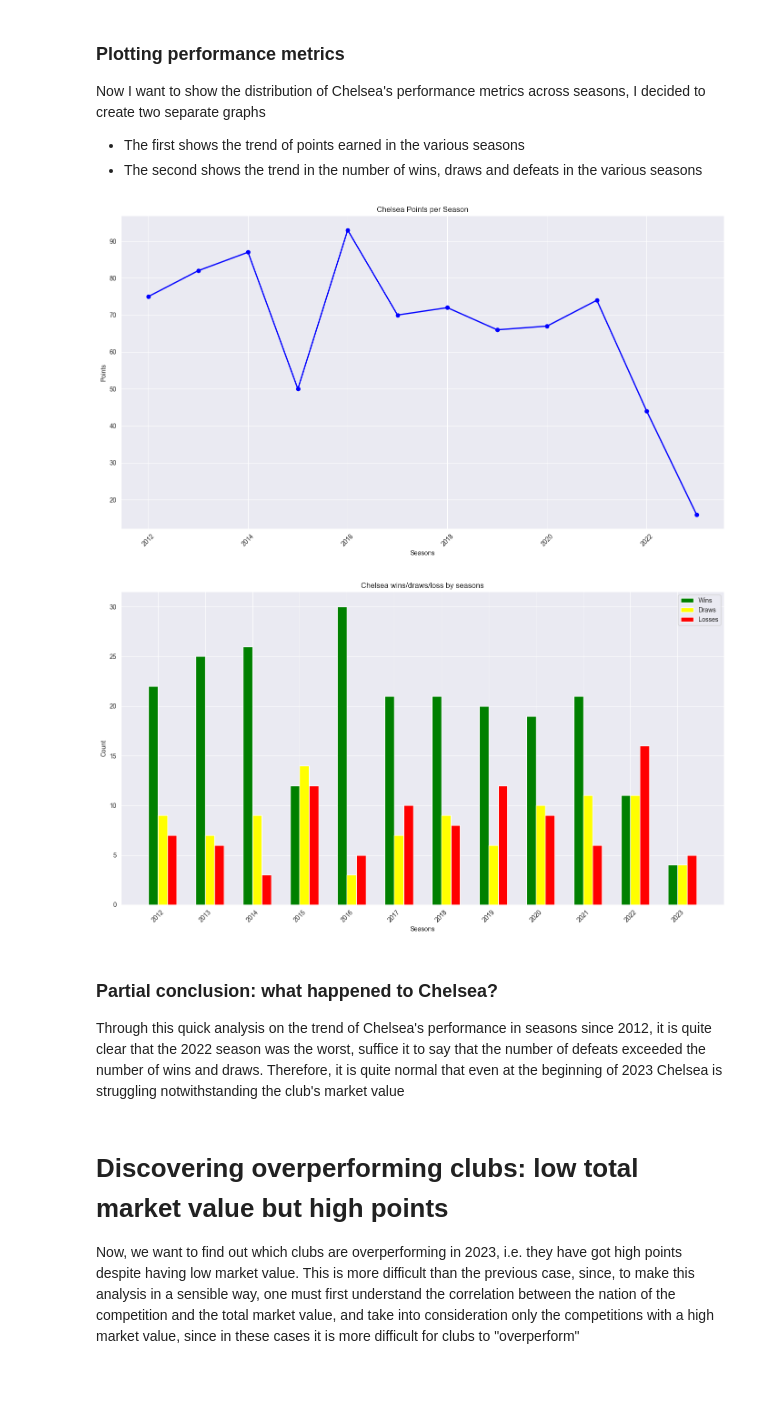
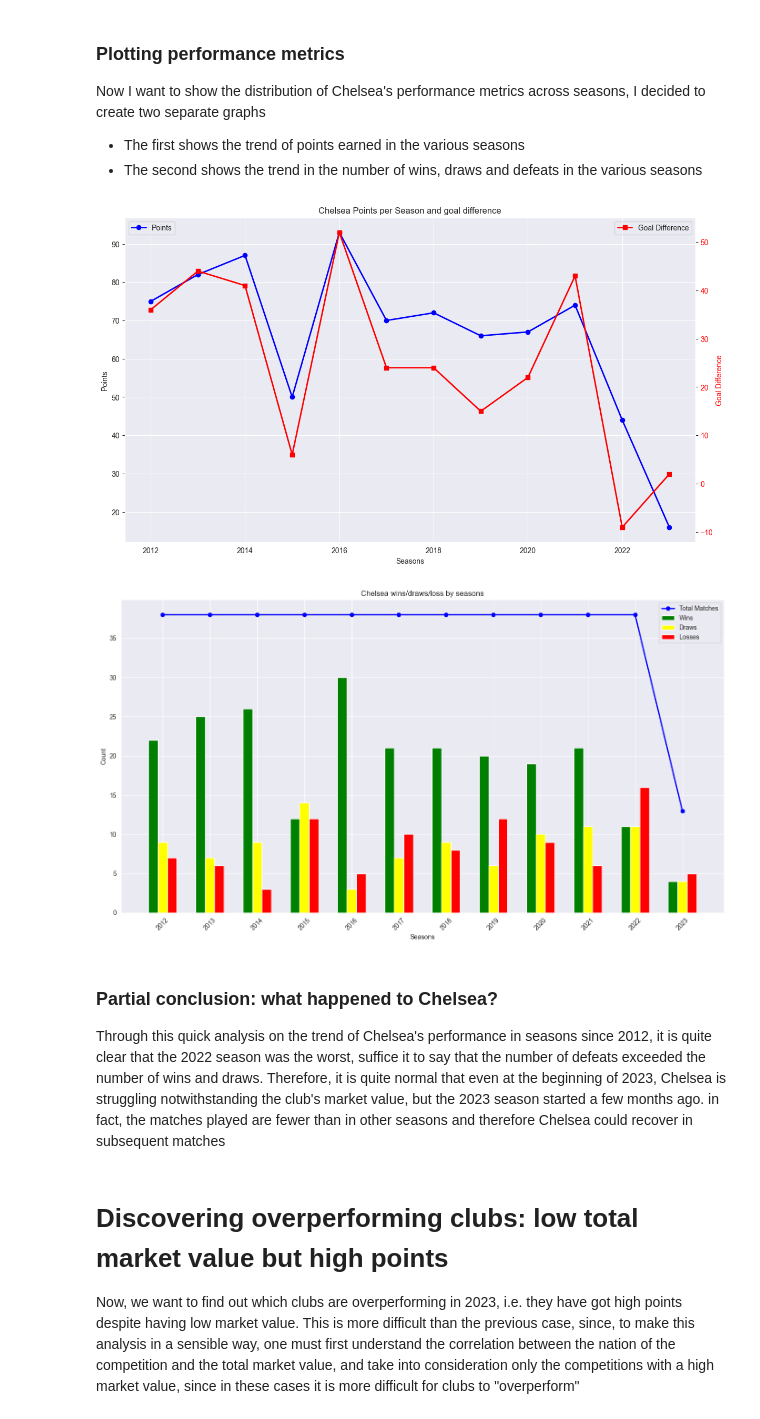
Before and after one commit to BonincontroL/IumTweb_project, a Jupyter notebook: solution/DataAnalysis/JupyterNotebooks/clubvalue_vs_performance.ipynb, the cells around one changed output. Cells and saved outputs as stored; diff of their text form; code cells hidden in the pictures; blank space fills up the shorter version.

```diff
--- a/solution/DataAnalysis/JupyterNotebooks/clubvalue_vs_performance.ipynb
+++ b/solution/DataAnalysis/JupyterNotebooks/clubvalue_vs_performance.ipynb
@@ -31,8 +34,7 @@ player valuation, clubs, players are joined togheter using a SQL query.
 #load data from postgresql database
 database_url="postgresql://postgres:123456@localhost:5432/db_test_project"
 engine = create_engine(database_url)
-player_valutations_df=pd.read_sql_query("SELECT p.name, pv.player_id,pv.last_season,pv.datetime,pv.market_value_in_eur,pv.current_club_id,pv.player_club_domestic_competition_id, comp.country_name, c.name as club_name, c.squad_size, c.net_transfer_record FROM player_valuations pv JOIN clubs c on (pv.current_club_id = c.club_id) join players p on (p.player_id = pv.player_id) join competitions comp on (comp.competition_id = pv.player_club_domestic_competition_id) where p.last_season = 2023 and pv.date BETWEEN '20221211' and '20231213'",con=engine)
-clubs_df=pd.read_sql_query("SELECT * from clubs",con=engine)
+player_valutations_df=pd.read_sql_query("SELECT pv.player_id,pv.last_season,pv.market_value_in_eur,pv.current_club_id,pv.player_club_domestic_competition_id, comp.country_name, c.name as club_name FROM player_valuations pv JOIN clubs c on (pv.current_club_id = c.club_id) join players p on (p.player_id = pv.player_id) join competitions comp on (comp.competition_id = pv.player_club_domestic_competition_id) where p.last_season = 2023 and pv.date BETWEEN '20221211' and '20231213'",con=engine)
 
 player_valutations_df
 # %% [output]
@@ -253,7 +250,7 @@ collection_clubgames = db['clubgames']
 collection_games = db['games']
 documents_clubgames = collection_clubgames.find({},{'_id':0, 'game_id':1, 'club_id':1, 'own_goals':1, 'opponent_goals':1, 'is_win':1})
 selected_competitions=['DK1','ES1','FR1','IT1','NL1','PO1','GB1','UKR1','GR1','TR1','L1','RU1','SC1','BE1']
-documents_games = collection_games.find({'season':2023, 'competition_id':{'$in':selected_competitions}},{'_id':0, 'game_id':1,'home_club_name':1, 'away_club_name':1, 'home_club_id':1, 'away_club_id':1, 'competition_id':1})
+documents_games = collection_games.find({'season':2023, 'competition_id':{'$in':selected_competitions}},{'_id':0, 'game_id':1, 'home_club_id':1, 'away_club_id':1, 'competition_id':1})
 club_games_df = pd.DataFrame(list(documents_clubgames))
 games_df=pd.DataFrame(list(documents_games))
 games_df= pd.merge(games_df,club_games_df,on='game_id',how='inner')
@@ -513,20 +579,24 @@ now I want to continue the analysis by showing the trend of points scored in the
 1. Fetch data on Chelsea's matches played in the Premier League (GB1) i.e., their domestic competition
 2. Calculation of performance metrics for the various seasons, including number of wins, draws, defeats and points scored
 # %%
-chelsea_games_df= chelsea_games_df[chelsea_games_df['competition_id']=='GB1'] #Chelsea plays in Premier Leauge, so we are only interested in Premier games to discover points trend.
-collection_chelsea_clubgames = collection_clubgames.find({'club_id':631},{'club_id':1,'game_id':1,'is_win':1, 'own_goals':1,'opponent_goals':1})
+chelsea_games_df= chelsea_games_df[chelsea_games_df['competition_id']=='GB1'] #Chelsea plays in Premier Leauge, so we are only interested in Premier games to discover point trend.
+collection_chelsea_clubgames = collection_clubgames.find({'club_id':631},{'club_id':1,'game_id':1,'hosting':1,'is_win':1, 'own_goals':1,'opponent_goals':1})
 chelsea_clubgames_df = pd.DataFrame(list(collection_chelsea_clubgames))
 chelsea_merged_games_df = pd.merge(chelsea_games_df,chelsea_clubgames_df,on ='game_id', how='inner')
 
 chelsea_merged_games_df['result']= chelsea_merged_games_df.apply(lambda row: 'win' if row['is_win'] == 1 else 'draw' if row['own_goals'] == row['opponent_goals'] else 'loss', axis=1)
 chelsea_merged_games_df['points'] = chelsea_merged_games_df['result'].apply(lambda x: 3 if x == 'win' else 1 if x == 'draw' else 0)
-
+# Calcola i gol fatti e subiti
+chelsea_merged_games_df['goals_for'] = chelsea_merged_games_df.apply(lambda row: row['own_goals'], axis=1)
+chelsea_merged_games_df['goals_against'] = chelsea_merged_games_df.apply(lambda row: row['opponent_goals'] , axis=1)
+chelsea_merged_games_df['goals_difference']= chelsea_merged_games_df['goals_for']-chelsea_merged_games_df['goals_against']
 # Aggregate results by club
 chelsea_performance = chelsea_merged_games_df.groupby(['season']).agg(
     total_wins=('result', lambda x: (x == 'win').sum()),
     total_draws=('result', lambda x: (x == 'draw').sum()),
     total_losses=('result', lambda x: (x == 'loss').sum()),
     total_points=('points', 'sum'),
+    goals_difference=('goals_difference', 'sum'),
 ).reset_index()
 chelsea_performance
 # %% [output]
@@ -549,45 +619,52 @@ Now I want to show the distribution of Chelsea's performance metrics across seas
 - The first shows the trend of points earned in the various seasons
 - The second shows the trend in the number of wins, draws and defeats in the various seasons
 # %%
-plt.figure(figsize=(14, 8))
-plt.plot(chelsea_performance['season'], chelsea_performance['total_points'], marker='o', color='blue', linestyle='-', linewidth=2)
+#primo grafico, mostriamo l'andamento dei punti per stagione
+fig1, ax1 = plt.subplots(figsize=(14, 8))
+ax1.plot(chelsea_performance['season'], chelsea_performance['total_points'], marker='o', color='blue', linestyle='-', linewidth=2, label="Points")
 # Add some text for labels, title and custom x-axis tick labels, etc.
-plt.xlabel('Seasons')
-plt.ylabel('Points')
-plt.title('Chelsea Points per Season')
-plt.xticks(rotation=45)
-plt.grid(True)
+ax1.set_xlabel('Seasons')
+ax1.set_ylabel('Points')
+ax1.set_title('Chelsea Points per Season and goal difference')
+# Crea un secondo asse y per la differenza reti
+ax2 = ax1.twinx()
+ax2.plot(chelsea_performance['season'], chelsea_performance['goals_difference'], marker='s', color='red', linestyle='-', linewidth=2, label='Goal Difference')
+ax2.set_ylabel('Goal Difference', color='red')
+ax2.tick_params(axis='y', labelcolor='red')
+ax2.grid(False)
 
-# Display the chart
-plt.tight_layout()
-plt.show()
+ax1.legend(loc='upper left')
+ax2.legend(loc='upper right')
 
+#creazione secondo grafico, mostriamo l'andamento di vittorie, pareggi e sconfitte per stagione
 x = np.arange(len(chelsea_performance['season']))  # the label locations
 width = 0.2  # the width of the bars
+fig, ax = plt.subplots(figsize=(14, 8))
+rects2 = ax.bar(x - width, chelsea_performance['total_wins'], width, label='Wins', color='green')
+rects3 = ax.bar(x, chelsea_performance['total_draws'], width, label='Draws', color='yellow')
+rects4 = ax.bar(x + width, chelsea_performance['total_losses'], width, label='Losses', color='red')
 
-fig, ax = plt.subplots(figsize=(14, 8))
-rects2 = ax.bar(x - 0.5*width, chelsea_performance['total_wins'], width, label='Wins', color='green')
-rects3 = ax.bar(x + 0.5*width, chelsea_performance['total_draws'], width, label='Draws', color='yellow')
-rects4 = ax.bar(x + 1.5*width, chelsea_performance['total_losses'], width, label='Losses', color='red')
+chelsea_performance['total_matches'] = chelsea_performance['total_wins'] + chelsea_performance['total_draws'] + chelsea_performance['total_losses']
 
-# Add some text for labels, title and custom x-axis tick labels, etc.
+# Mettiamo la linea che indica le partite totali sullo stesso grafico, in blu, per far vedere che nel 2023 si sono giocate meno partite
+ax.plot(x, chelsea_performance['total_matches'], marker='o', color='blue', linestyle='-', linewidth=2, label='Total Matches')
 ax.set_xlabel('Seasons')
 ax.set_ylabel('Count')
 ax.set_title('Chelsea wins/draws/loss by seasons')
 ax.set_xticks(x)
 ax.set_xticklabels(chelsea_performance['season'], rotation=45)
 ax.legend()
 
 # Display the chart
 plt.tight_layout()
 plt.show()
 # %% [output]
-[figure, old version]
+[figure, new version]
-[figure, old version]
+[figure, new version]
 # %% [markdown]
 ### Partial conclusion: what happened to Chelsea?
 Through this quick analysis on the trend of Chelsea's performance in seasons since 2012, it is quite clear that the 2022 season was the worst, suffice it to say that the number of defeats exceeded the number of wins and draws.
-Therefore, it is quite normal that even at the beginning of 2023 Chelsea is struggling notwithstanding the club's market value
+Therefore, it is quite normal that even at the beginning of 2023, Chelsea is struggling notwithstanding the club's market value, but the 2023 season started a few months ago. in fact, the matches played are fewer than in other seasons and therefore Chelsea could recover in subsequent matches
 # %% [markdown]
 # Discovering overperforming clubs: low total market value but high points
 Now, we want to find out which clubs are overperforming in 2023, i.e. they have got high points despite having low market value.
```
Also changed, not shown: parts of 28 cells of this notebook, 1 other file.
